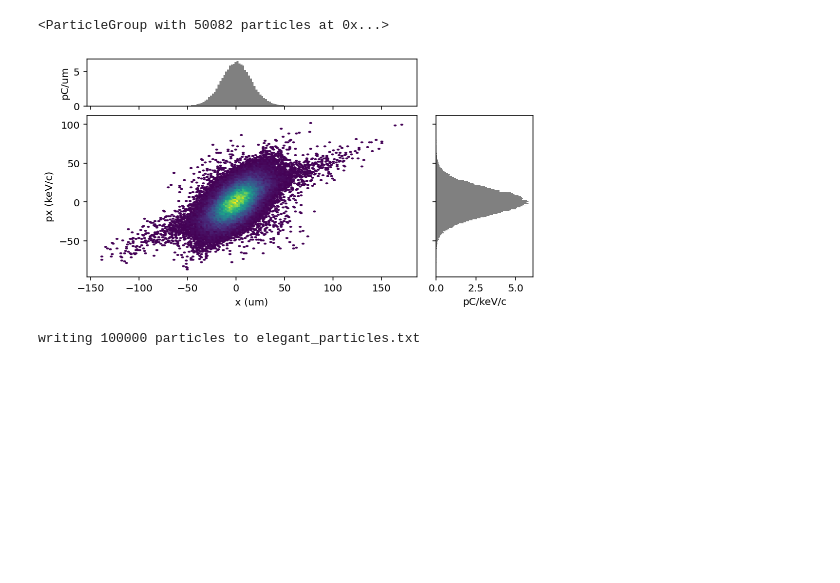
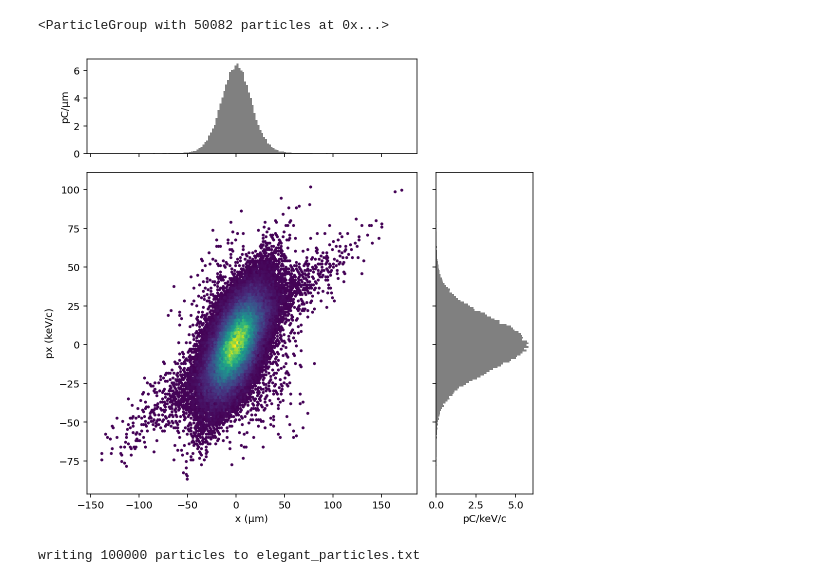
Before and after one commit to ChristopherMayes/openPMD-beamphysics, a Jupyter notebook: examples/particle_examples.ipynb, the cells around one changed output. Cells and saved outputs as stored; diff of their text form; code cells hidden in the pictures; blank space fills up the shorter version.

```diff
--- a/examples/particle_examples.ipynb
+++ b/examples/particle_examples.ipynb
@@ -33,9 +33,9 @@ P.where(P.x < P['mean_x'])
 # %% [output]
 <ParticleGroup with 50082 particles at 0x...>
 # %%
-P.plot('x', 'px')
+P.plot('x', 'px', figsize=(8,8))
 # %% [output]
-[figure, old version]
+[figure, new version]
 # %%
 P.write_elegant('elegant_particles.txt', verbose=True)
 # %% [output]
```
Also changed, not shown: 1 other file.
